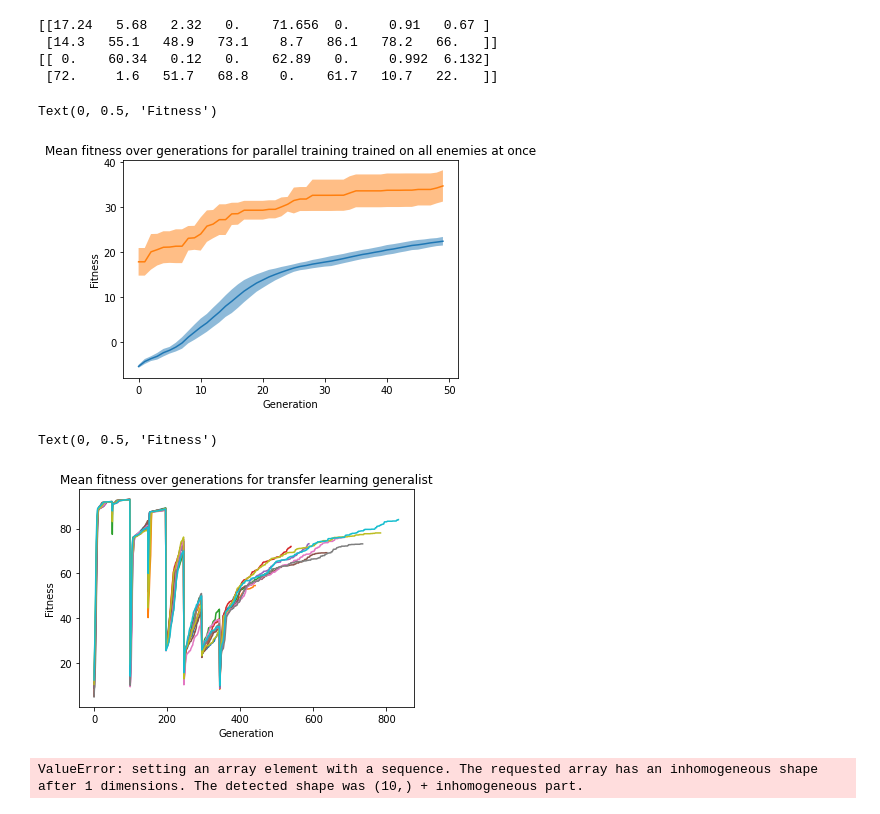
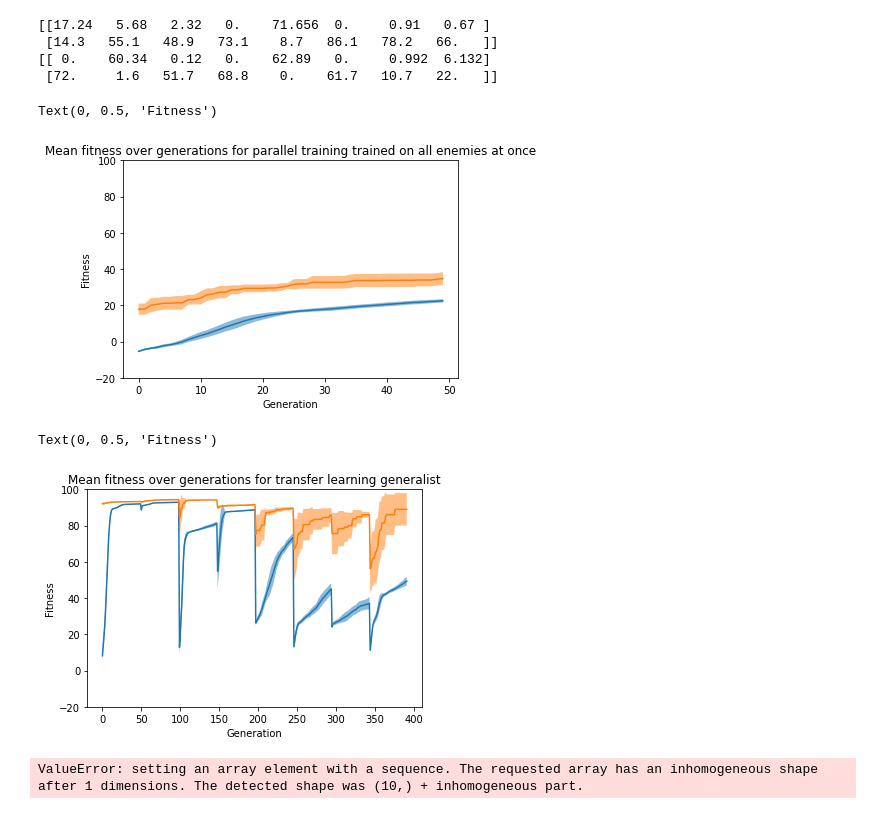
Before and after one commit to laurensjdv/evoman_framework, a Jupyter notebook: exp_generalist.ipynb, the cells around one changed output. Saved outputs shown, nothing was run; the diff lists cells and outputs as text; code cells hidden in the pictures.

```diff
--- a/exp_generalist.ipynb
+++ b/exp_generalist.ipynb
@@ -291,3 +256,22 @@ p_bests_std = np.std(p_bests, axis=0)
+# %%
+# calculate average over p_means
+p_means_avg = np.mean(p_means, axis=0)
+p_bests_avg = np.mean(p_bests, axis=0)
+p_means_std = np.std(p_means, axis=0)
+p_bests_std = np.std(p_bests, axis=0)
+
+# t_means_avg = np.mean(t_means[:][:400], axis=0)
+# t_bests_avg = np.mean(t_bests[][:400], axis=0)
+# t_means_std = np.std(t_means[:400], axis=0)
+# t_bests_std = np.std(t_bests[:400], axis=0)
+
+
+t_means_avg = np.mean([t_means[i][:392] for i in range(10)], axis=0)
+t_bests_avg = np.mean([t_bests[i][:392] for i in range(10)], axis=0)
+t_means_std = np.std([t_means[i][:392] for i in range(10)], axis=0)
+t_bests_std = np.std([t_bests[i][:392] for i in range(10)], axis=0)
+# t_means_avg = np.mean(t[:, :400], axis=0)
+# print(t_means_avg.shape)
 # %%
 plt.figure()
 plt.plot(p_means_avg, label='mean')
@@ -295,6 +279,7 @@ plt.plot(p_bests_avg, label='best')
 
 plt.fill_between(range(len(p_means_avg)), p_means_avg-p_means_std, p_means_avg+p_means_std, alpha=0.5)
 plt.fill_between(range(len(p_bests_avg)), p_bests_avg-p_bests_std, p_bests_avg+p_bests_std, alpha=0.5)
+plt.ylim(-20, 100)
 
 
 plt.title('Mean fitness over generations for parallel training trained on all enemies at once')
@@ -302,18 +287,22 @@ plt.xlabel('Generation')
 plt.ylabel('Fitness')
 # %% [output]
 Text(0, 0.5, 'Fitness')
-[figure, old version]
+[figure, new version]
 # %%
 plt.figure()
+plt.plot(t_means_avg, label='mean')
+plt.plot(t_bests_avg, label='best')
 
-for i in range(10):
-    plt.plot(t_means[i])
+plt.fill_between(range(len(t_means_avg)), t_means_avg-t_means_std, t_means_avg+t_means_std, alpha=0.5)
+plt.fill_between(range(len(t_bests_avg)), t_bests_avg-t_bests_std, t_bests_avg+t_bests_std, alpha=0.5)
+
+plt.ylim(-20, 100)
 plt.title('Mean fitness over generations for transfer learning generalist')
 plt.xlabel('Generation')
 plt.ylabel('Fitness')
 # %% [output]
 Text(0, 0.5, 'Fitness')
-[figure, old version]
+[figure, new version]
 # %%
 shp = np.array(t_means)
 # %% [output]
```
Also changed, not shown: parts of 10 cells of this notebook.
